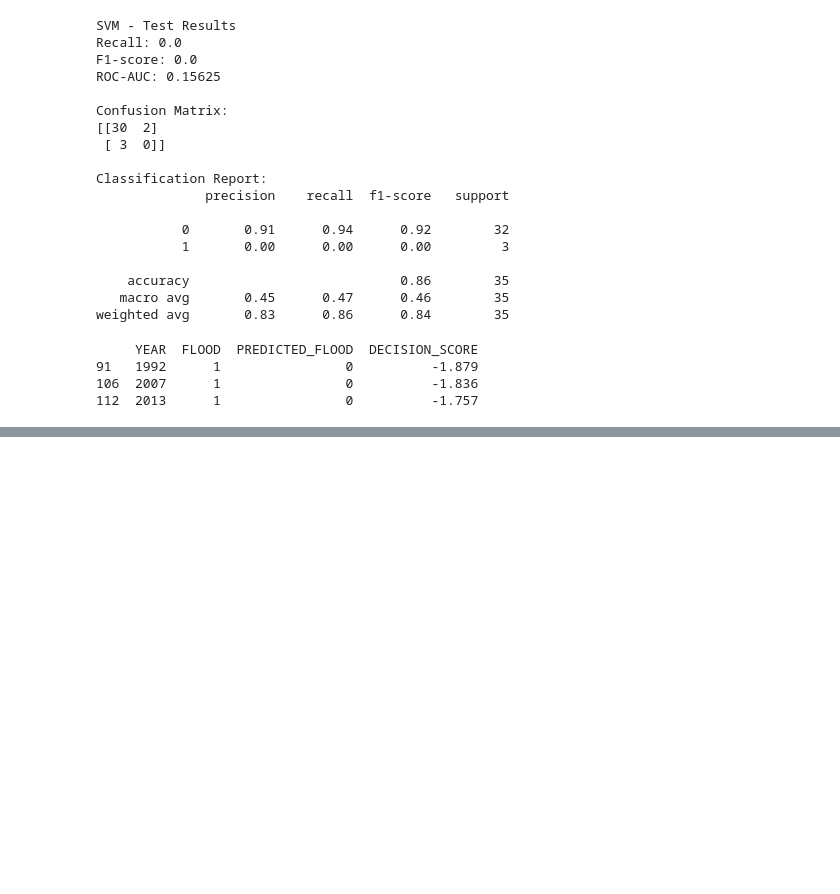
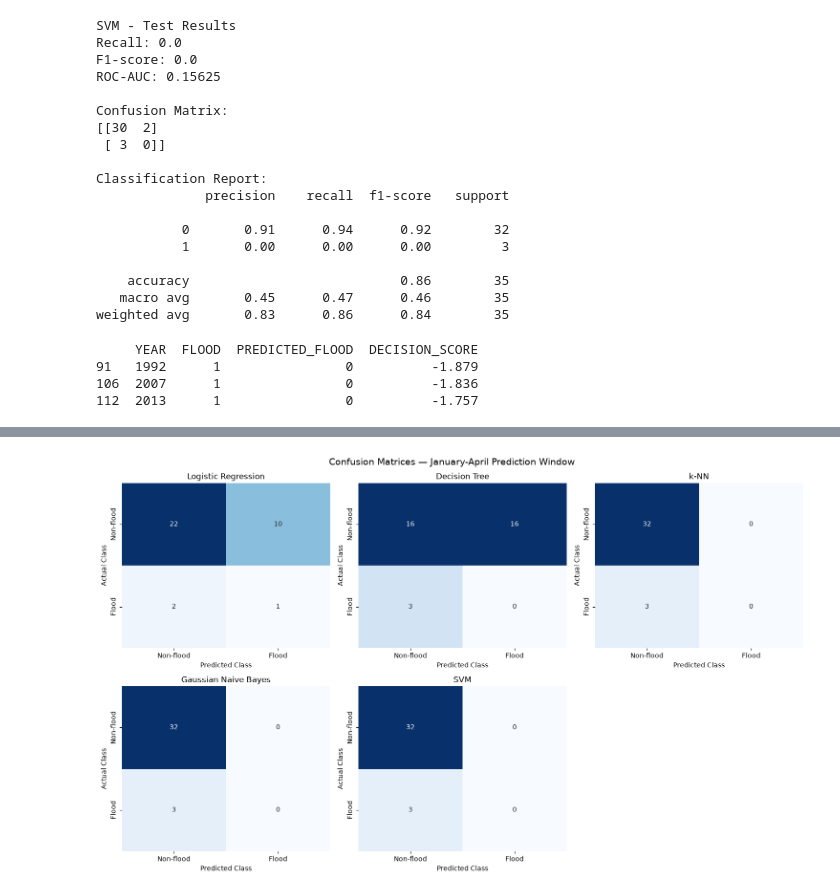
Before and after one commit to meppyy/kerala-flood-year-prediction, a Jupyter notebook: notebooks/03_model_development.ipynb, the cells around one changed output, grey strips where cells are left out. Drawn from its saved outputs; the diff is of its cells as text; code cells hidden in the pictures; blank space fills up the shorter version.

```diff
--- a/notebooks/03_model_development.ipynb
+++ b/notebooks/03_model_development.ipynb
@@ -813,0 +895,15 @@ print(
+# %%
+jan_mar_summary = []
+
+for name, results in jan_mar_cv_results.items():
+
+    jan_mar_summary.append({
+        "Model": name,
+        "Recall": results["test_recall"].mean(),
+        "F1-score": results["test_f1"].mean(),
+        "ROC-AUC": results["test_roc_auc"].mean()
+    })
+
+jan_mar_summary = pd.DataFrame(jan_mar_summary)
+
+print(jan_mar_summary.round(3).to_string(index=False))
@@ -813,0 +1308,48 @@ print(
+# %%
+from sklearn.metrics import confusion_matrix
+
+fig, axes = plt.subplots(2, 3, figsize=(15, 9))
+
+for ax, (name, predictions) in zip(
+    axes.flat, jan_apr_predictions.items()
+):
+    cm = confusion_matrix(
+        y_test,
+        predictions,
+        labels=[0, 1]
+    )
+
+    sns.heatmap(
+        cm,
+        annot=True,
+        fmt="d",
+        cmap="Blues",
+        cbar=False,
+        xticklabels=["Non-flood", "Flood"],
+        yticklabels=["Non-flood", "Flood"],
+        ax=ax
+    )
+
+    ax.set_title(name)
+    ax.set_xlabel("Predicted Class")
+    ax.set_ylabel("Actual Class")
+
+# Hide the unused sixth subplot
+axes.flat[-1].axis("off")
+
+plt.suptitle(
+    "Confusion Matrices — January-April Prediction Window",
+    fontsize=14
+)
+
+plt.tight_layout()
+
+plt.savefig(
+    "../figures/07_jan_apr_confusion_matrices.png",
+    dpi=300,
+    bbox_inches="tight"
+)
+
+plt.show()
+# %% [output]
+[figure, added]
```
Also changed, not shown: parts of 14 cells of this notebook, 6 other files.
